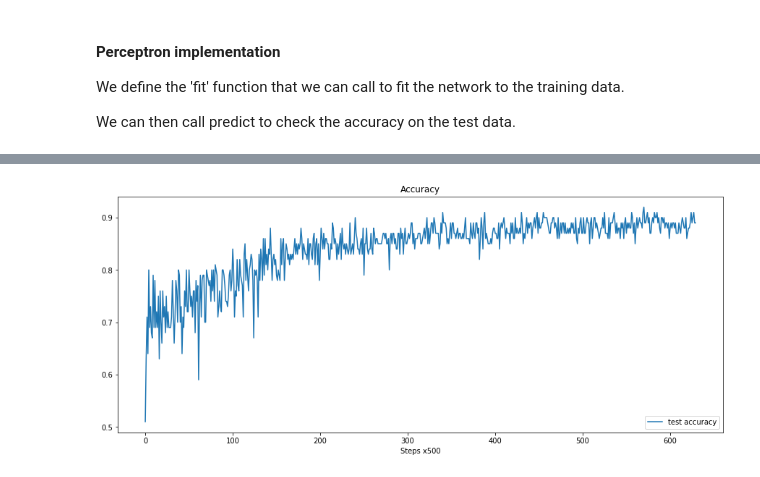
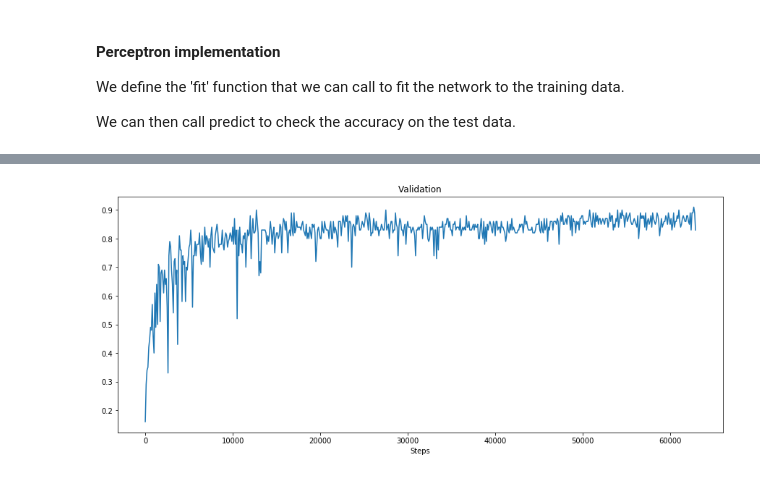
Before and after one commit to ThomasRanvier/bio_inspired_ai, a Jupyter notebook: Shallow_network.ipynb, the cells around one changed output, grey strips where cells are left out. Drawn from its saved outputs; the diff is of its cells as text; code cells hidden in the pictures.

```diff
--- a/Shallow_network.ipynb
+++ b/Shallow_network.ipynb
@@ -36,10 +38,11 @@ for i in range(2):
 
 Parameters of the network
 # %%
-learning_rate = .001
-nb_steps = 63000                                         # 63000 max
-hist_interval = 500
-acc_test_h = []
+learning_rate = .01
+epochs = 1
+hist_interval = 100
+loss_h = []
+acc_h = []
 nb_entries = len(train_data[0])                          # 784
 # Number of hidden neurons, arbitrary number
 nb_neurons_h = 128                                       # 26
@@ -130,9 +153,8 @@ Accuracy: 0.9368571428571428
 # %%
-plt.title('Accuracy')
-plt.plot(acc_test_h, '-', label='test accuracy')
-plt.xlabel('Steps x' + str(hist_interval))
-plt.legend(loc='lower right')
+plt.title('Validation')
+plt.plot([i * hist_interval for i in range(len(acc_h))], acc_h, '-')
+plt.xlabel('Steps')
 plt.gcf().set_size_inches(15, 6)
 plt.show()
 # %% [output]
-[figure, old version]
+[figure, new version]
```
Also changed, not shown: parts of 5 cells of this notebook, 2 other files.
